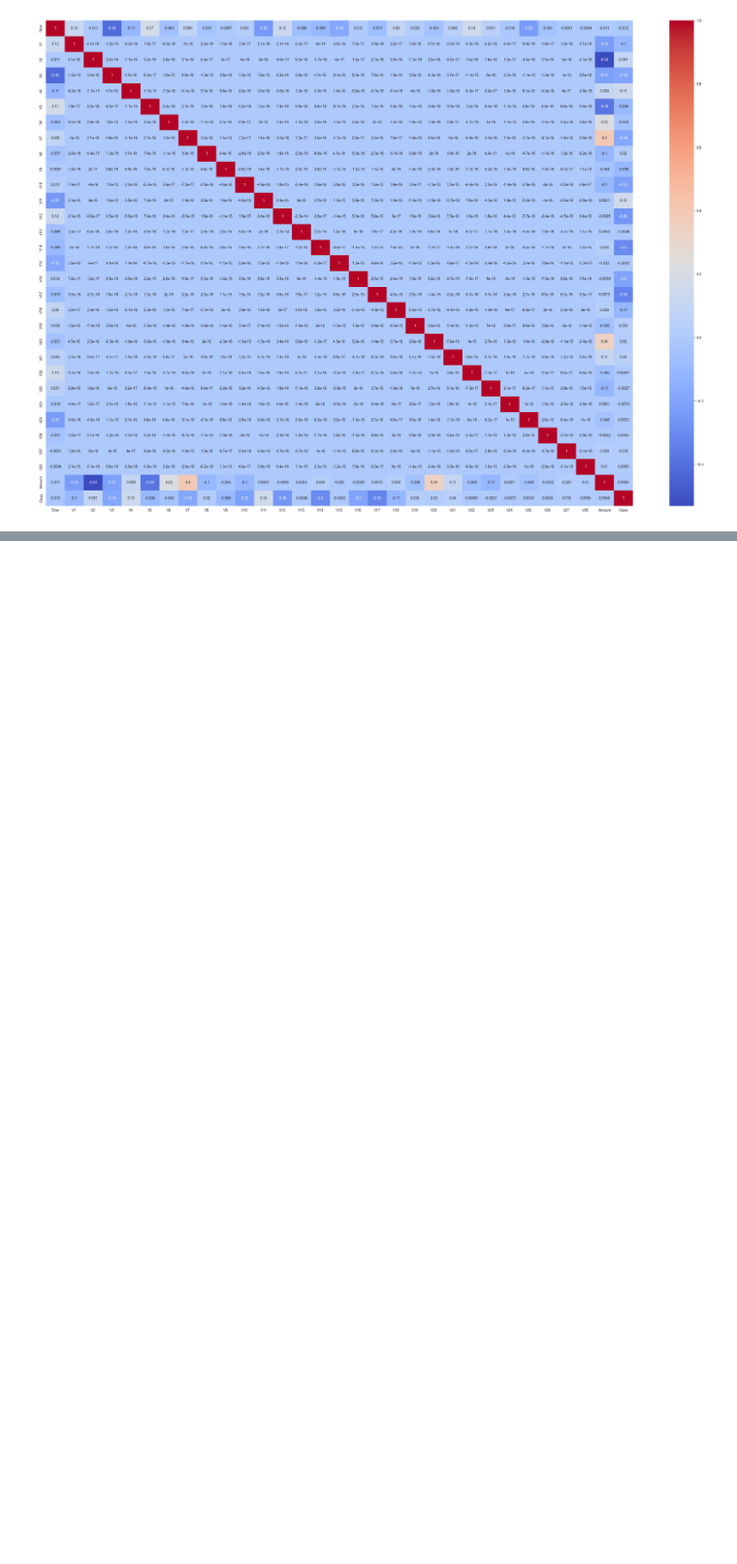
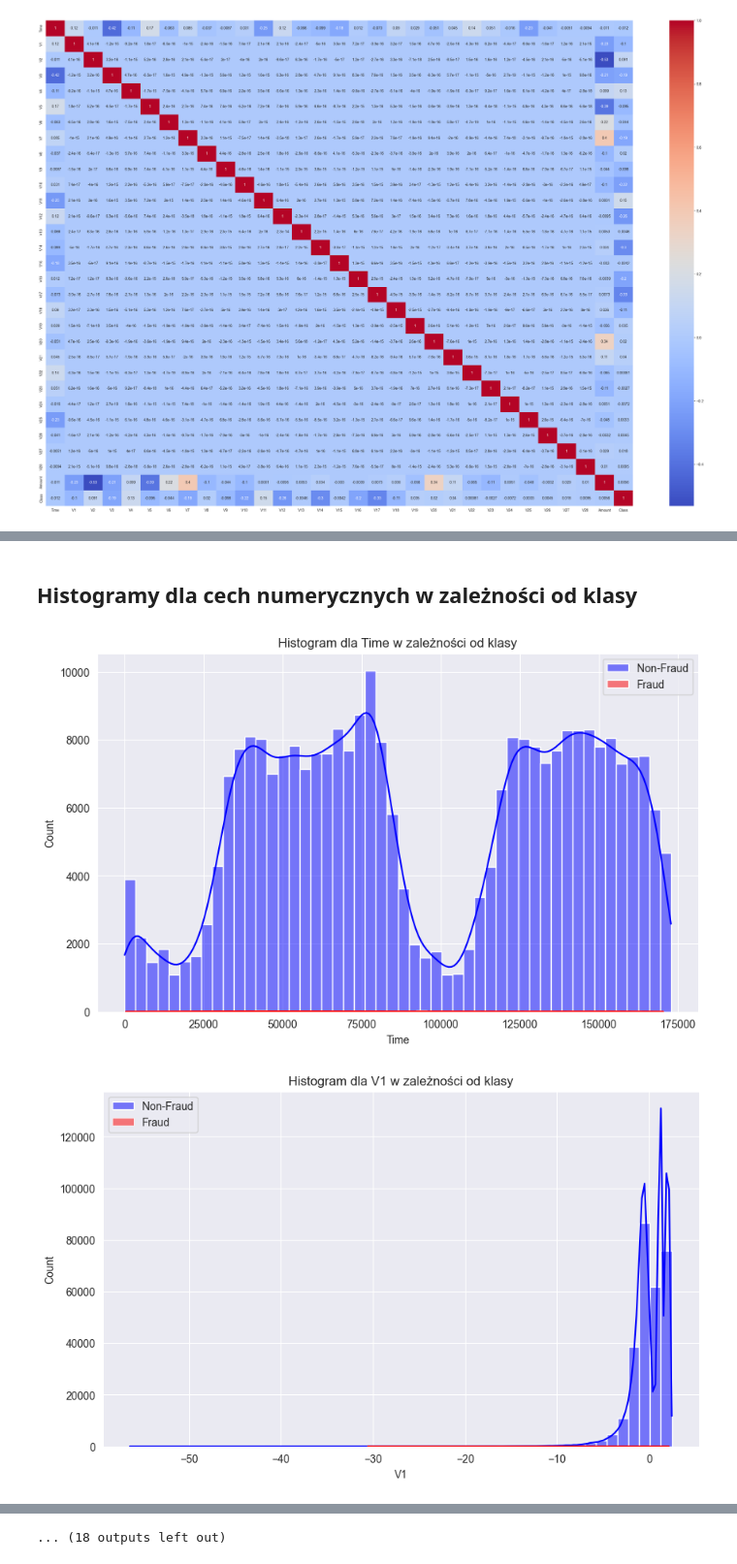
Before and after one commit to Kondziul/Fraud_Detection_ML, a Jupyter notebook: WDUM_Project_Fraud.ipynb, the cells around one changed output, grey strips where cells are left out. Shown at 97% size. Saved outputs shown, nothing was run; the diff lists cells and outputs as text; code cells hidden in the pictures; blank space fills up the shorter version.

```diff
--- a/WDUM_Project_Fraud.ipynb
+++ b/WDUM_Project_Fraud.ipynb
@@ -120,0 +130,14 @@ plt.show()
+# %% [markdown]
+## Histogramy dla cech numerycznych w zależności od klasy
+# %%
+num_features = df.select_dtypes(include=['float64']).columns
+for feature in num_features:
+    plt.figure(figsize=(10, 6))
+    sns.histplot(df[df['Class'] == 0][feature], bins=50, label='Non-Fraud', color='blue', kde=True)
+    sns.histplot(df[df['Class'] == 1][feature], bins=50, label='Fraud', color='red', kde=True)
+    plt.title(f'Histogram dla {feature} w zależności od klasy')
+    plt.legend()
+    plt.show()
+# %% [output]
+[figure, added]
+[figure, added]
@@ -120,0 +154 @@ plt.show()
+... (18 outputs left out)
```
Also changed, not shown: parts of 8 cells of this notebook.
